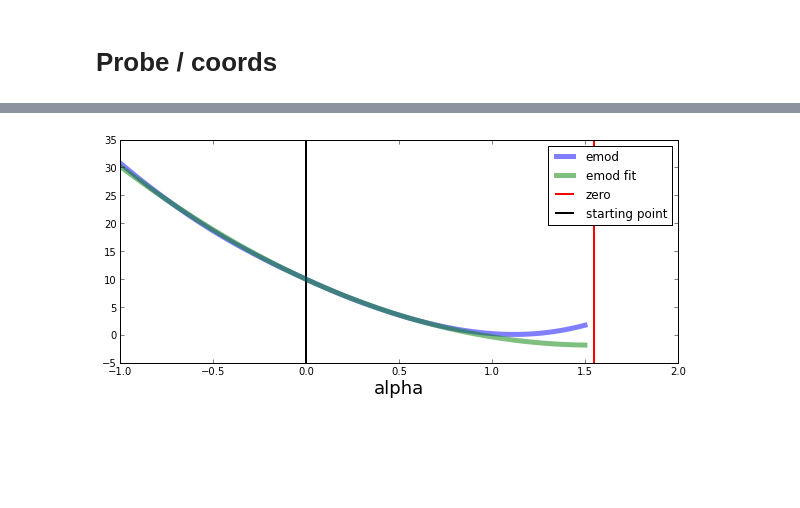
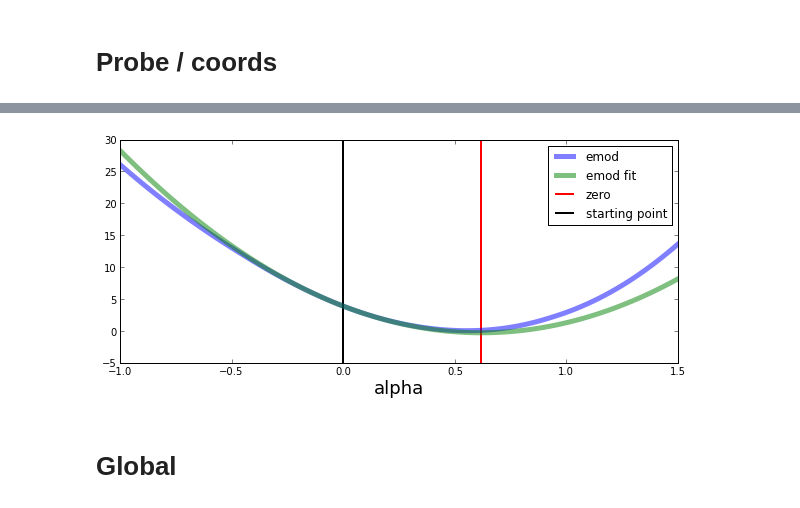
Before and after one commit to andyofmelbourne/Ptychography, a Jupyter notebook: Line search.ipynb, the cells around one changed output, grey strips where cells are left out. Saved outputs shown, nothing was run; the diff lists cells and outputs as text; code cells hidden in the pictures; blank space fills up the shorter version.

```diff
--- a/Line search.ipynb
+++ b/Line search.ipynb
@@ -475,7 +506,7 @@ for i in range(len(alphas)):
     emod_coords_line[i]      = emod(diffs, exits)
     emod_grad_coords_line[i]  = emod_grad_coords(coords_hat, T, probe, coords_d)
     emod_grad2_coords_line[i] = emod_grad2_coords(coords_hat, T, probe, coords_d, diffs)
-    emod_coords_fit[i]        = emod_coords_0 + emod_grad_coords(coords_d-coords, T, probe, coords) + 0.25 * emod_grad2_coords(coords_d-coords, T, probe, coords, diffs)
+    emod_coords_fit[i]        = emod_coords_0 + emod_grad_coords(coords_d-coords, T, probe, coords) + 0.5 * emod_grad2_coords(coords_d-coords, T, probe, coords, diffs)
     xys.append( [coords_d[0,0], coords_d[0,1]] )
 # %%
 # graph the error
@@ -573,7 +604,7 @@ for i in range(len(alphas)):
     emod_Tprobe_line[i]       = emod(diffs, exits)
     emod_grad_Tprobe_line[i]  = emod_grad_probe(probe_hat, T_d, probe_d, coords) + emod_grad_T(T_hat, T_d, probe_d, coords)
     emod_grad2_Tprobe_line[i] = emod_grad2_probe(probe_hat, T_d, probe_d, coords, diffs) + emod_grad2_T(T_hat, T_d, probe_d, coords, diffs) + 2 * emod_grad2_Tprobe(T_hat, probe_hat, T_d, probe_d, coords, diffs)
-    emod_Tprobe_fit[i]        = emod_Tprobe_0 + alphas[i] * emod_grad_Tprobe_0 + 0.25 * alphas[i]**2 * emod_grad2_Tprobe_0
+    emod_Tprobe_fit[i]        = emod_Tprobe_0 + alphas[i] * emod_grad_Tprobe_0 + 0.5 * alphas[i]**2 * emod_grad2_Tprobe_0
     xys.append( [probe_d[1,1].real, T_d[1,1].real] )
 # %%
 # graph the error
@@ -633,7 +664,7 @@ for i in range(X.shape[0]):
         exits               = makeExits(T_d, probe, coords_d)
         emod_T_coords[i, j] = emod(diffs, exits)
 # %%
-T[1,1]           = -0.5 + 1J*T[1,1].imag
+T[1,1]           = -0.0 + 1J*T[1,1].imag
 coords[0,1]      = 1.0
 T_hat            = T.copy()
 T_hat[1, 1]     += 1.0
@@ -659,7 +690,7 @@ for i in range(len(alphas)):
     emod_Tcoords_line[i]       = emod(diffs, exits)
     emod_grad_Tcoords_line[i]  = emod_grad_T(T_hat, T_d, probe, coords_d) + emod_grad_coords(coords_hat, T_d, probe, coords_d)
     emod_grad2_Tcoords_line[i] = emod_grad2_T(T_hat, T_d, probe, coords_d, diffs) + emod_grad2_coords(coords_hat, T_d, probe, coords_d, diffs) + 2 * emod_grad2_Tcoords(T_hat, coords_hat, T_d, probe, coords_d, diffs)
-    emod_Tcoords_fit[i]        = emod_Tcoords_0 + alphas[i] * emod_grad_Tcoords_0 + 0.25 * alphas[i]**2 * emod_grad2_Tcoords_0
+    emod_Tcoords_fit[i]        = emod_Tcoords_0 + alphas[i] * emod_grad_Tcoords_0 + 0.5 * alphas[i]**2 * emod_grad2_Tcoords_0
     xys.append( [T_d[1,1].real, coords_d[0,1]] )
 # %%
 # graph the error
@@ -719,7 +750,7 @@ for i in range(X.shape[0]):
         exits               = makeExits(T, probe_d, coords_d)
         emod_probe_coords[i, j] = emod(diffs, exits)
 # %%
-probe[1,1]           = -0.5 + 1J*probe[1,1].imag
+probe[1,1]           = -0.0 + 1J*probe[1,1].imag
 coords[0,1]      = 1.0
 probe_hat            = probe.copy()
 probe_hat[1, 1]     += 1.0
@@ -745,7 +776,7 @@ for i in range(len(alphas)):
     emod_probecoords_line[i]       = emod(diffs, exits)
     emod_grad_probecoords_line[i]  = emod_grad_probe(probe_hat, T, probe_d, coords_d) + emod_grad_coords(coords_hat, T, probe_d, coords_d)
     emod_grad2_probecoords_line[i] = emod_grad2_probe(probe_hat, T, probe_d, coords_d, diffs) + emod_grad2_coords(coords_hat, T, probe_d, coords_d, diffs) - 2 * emod_grad2_Tcoords(probe_hat, coords_hat, probe_d, T, coords_d, diffs)
-    emod_probecoords_fit[i]        = emod_probecoords_0 + alphas[i] * emod_grad_probecoords_0 + 0.25 * alphas[i]**2 * emod_grad2_probecoords_0
+    emod_probecoords_fit[i]        = emod_probecoords_0 + alphas[i] * emod_grad_probecoords_0 + 0.5 * alphas[i]**2 * emod_grad2_probecoords_0
     xys.append( [probe_d[1,1].real, coords_d[0,1]] )
 # %%
 # graph the error
@@ -770,18 +801,20 @@ plt.show()
 # %%
-zero = - 2.0 * emod_grad_probecoords_0 / emod_grad2_probecoords_0
+zero = - emod_grad_probecoords_0 / emod_grad2_probecoords_0
 
 gs = GridSpec(1,1)
 
 ax = subplot(gs[0,0])
 ax.plot(alphas, emod_probecoords_line, linewidth=5, alpha=0.5, label='emod')
 ax.plot(alphas, emod_probecoords_fit, linewidth=5, alpha=0.5, label='emod fit')
 ax.axvline(x=zero, ymin=0.0, ymax=1, c = 'r', linewidth=2, zorder=0, label='zero')
 ax.axvline(x=0, ymin=0.0, ymax=1, c = 'k', linewidth=2, zorder=0, label='starting point')
 ax.set_xlabel(r'alpha', fontsize=18)
 ax.legend()
 
 fig = gcf()
 fig.set_size_inches(10,4)
 plt.show()
 # %% [output]
-[figure, old version]
+[figure, new version]
+# %% [markdown]
+# Global
```
Also changed, not shown: parts of 29 cells of this notebook.
